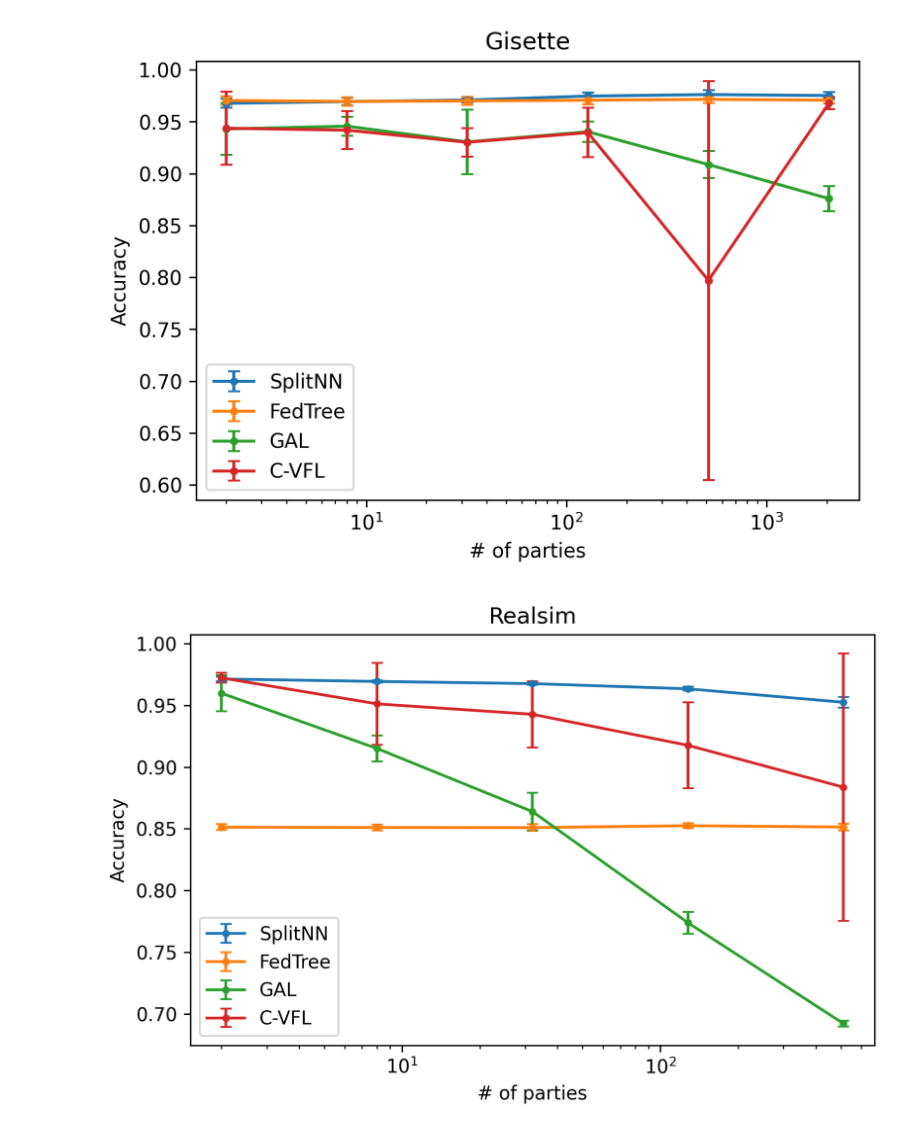
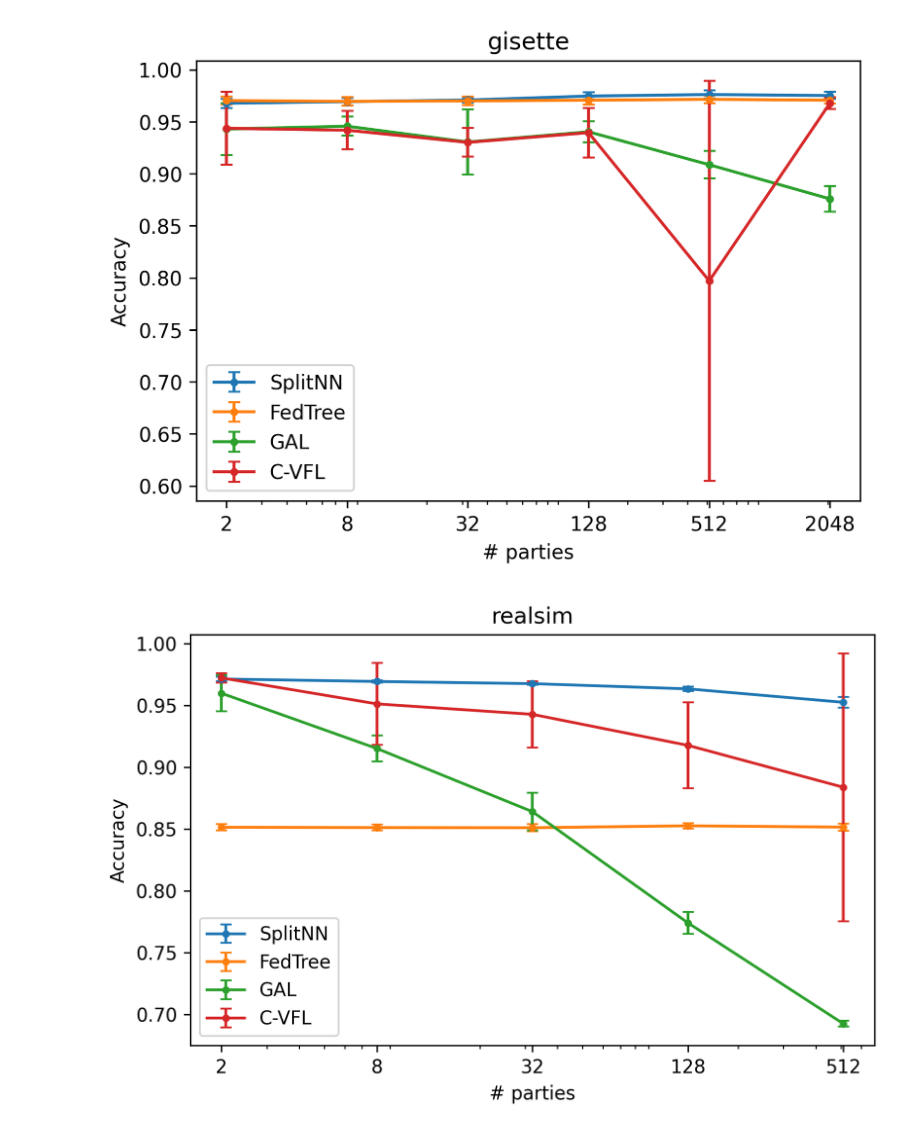
Before and after one commit to Xtra-Computing/VertiBench, a Jupyter notebook: scale_test.ipynb, the cells around one changed output. Cells and saved outputs as stored; diff of their text form; code cells hidden in the pictures.

Commit message:
update: xtick

```diff
--- a/scale_test.ipynb
+++ b/scale_test.ipynb
@@ -100,10 +100,12 @@ def draw():
     # yerr.insert(1, 0.0341)
     ax1.errorbar(x, y, yerr=yerr,label="C-VFL", fmt='.-', capsize=3)
 
-    ax1.set_title("Gisette")
-    ax1.set_xlabel("# of parties")
+    ax1.set_title("gisette")
+    ax1.set_xlabel("# parties")
     ax1.set_ylabel("Accuracy")
     ax1.set_xscale('log')
+    ax1.set_xticks([2, 8, 32, 128, 512, 2048])
+    ax1.set_xticklabels([2, 8, 32, 128, 512, 2048])
     ax1.legend()
 
     fig2, ax2 = plt.subplots(figsize=(6, 4))
@@ -124,34 +126,36 @@ def draw():
     # y.insert(1, 0.8519)
     # yerr.insert(1, 0.0022)
     ax2.errorbar(x, y, yerr=yerr,label="FedTree", fmt='.-', capsize=3)
 
     x = [2, 8, 32, 128, 512]
     y = [np.mean(gal_realsim[key]) for key in x]
     yerr = [np.std(gal_realsim[key]) for key in x]
     # x.insert(1, 4)
     # y.insert(1, 0.9352)
     # yerr.insert(1, 0.0222)
     ax2.errorbar(x, y, yerr=yerr,label="GAL", fmt='.-', capsize=3)
 
     x = [2, 8, 32, 128, 512]
     y = [np.mean(cvfl_realsim[key]) for key in x]
     yerr = [np.std(cvfl_realsim[key]) for key in x]
     # x.insert(1, 4)
     # y.insert(1, 0.8858)
     # yerr.insert(1, 0.1671)
     ax2.errorbar(x, y, yerr=yerr,label="C-VFL", fmt='.-', capsize=3)
 
-    ax2.set_title("Realsim")
-    ax2.set_xlabel("# of parties")
+    ax2.set_title("realsim")
+    ax2.set_xlabel("# parties")
     ax2.set_ylabel("Accuracy")
     ax2.set_xscale('log')
+    ax2.set_xticks([2, 8, 32, 128, 512])
+    ax2.set_xticklabels([2, 8, 32, 128, 512])
     ax2.legend()
     fig2.tight_layout()
 
     fig1.savefig("fig/scale_test_gisette.png", dpi=300)
     fig2.savefig("fig/scale_test_realsim.png", dpi=300)
 
 draw()
 # %% [output]
-[figure, old version]
+[figure, new version]
-[figure, old version]
+[figure, new version]
```
Also changed, not shown: 2 other files.
